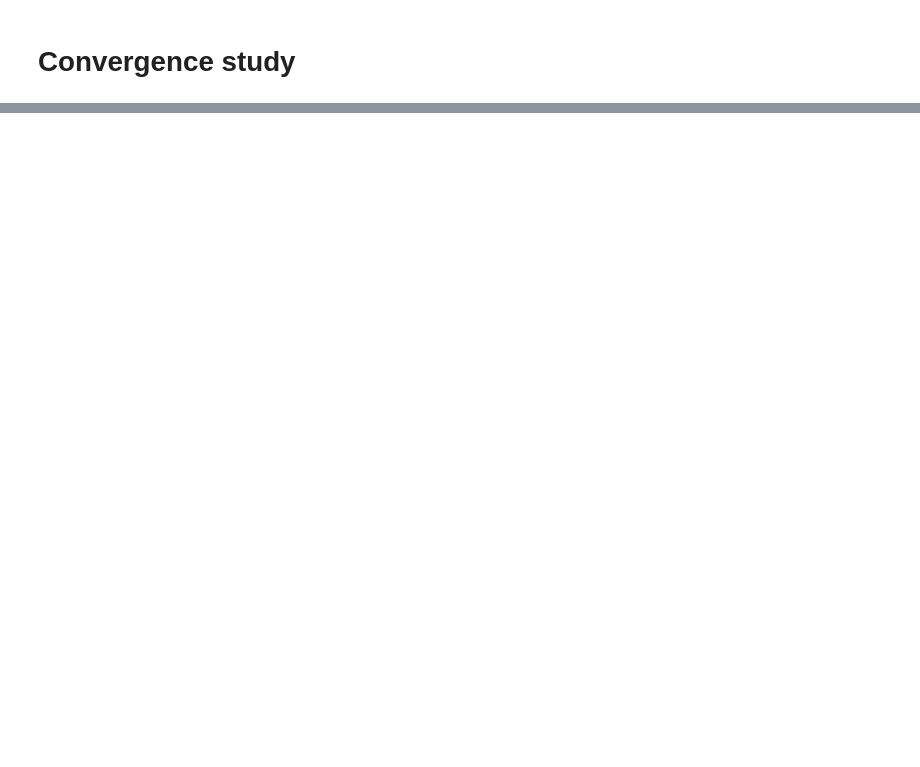
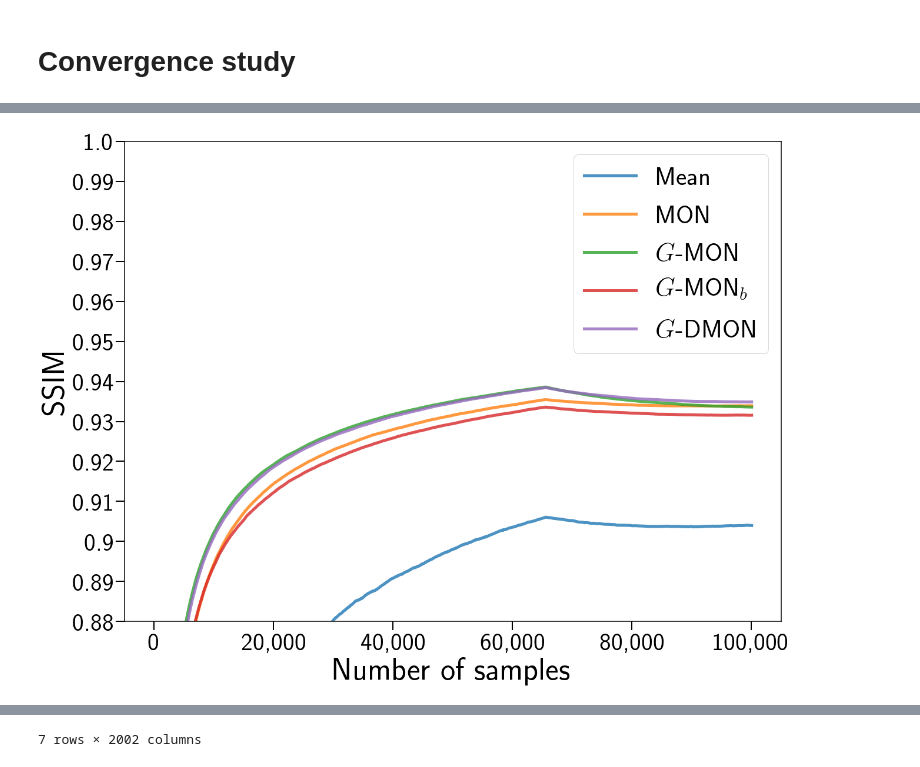
Before and after one commit to prise-3d/pbrt-v4, a Jupyter notebook: convergence_method_study.ipynb, the cells around one changed output, grey strips where cells are left out. Drawn from its saved outputs; the diff is of its cells as text; code cells hidden in the pictures; blank space fills up the shorter version.

```diff
--- a/convergence_method_study.ipynb
+++ b/convergence_method_study.ipynb
@@ -114,0 +117,40 @@ plt.savefig('images/gmon_p3d_crown.png', transparent=True, bbox_inches = 'tight'
+# %%
+scene_df = df[df.loc[:, 1] == 'p3d_villa-lights-on']
+
+params = {'backend': 'ps',
+          'axes.labelsize': 54,
+          'font.size': 40,
+          'legend.fontsize': 44,
+          'xtick.labelsize': 42,
+          'ytick.labelsize': 42,
+          'text.usetex': True,
+          'font.style': 'normal',
+          'font.weight': 'bold',
+          'axes.linewidth': 1.5,
+          'lines.linewidth': 4,
+          'figure.figsize': (20, 15)}
+
+plt.rcParams.update(params)
+
+
+plt.margins(tight=True)
+plt.tick_params(axis='both', width=2, length=15)
+
+for i in order:
+    row = scene_df.iloc[i]
+    plt.plot(row[2:2002], label=labels[i], lw=5, alpha=0.8)
+
+#plt.xticks(np.arange(0, 1200, step=200), display_high_number(np.arange(0, 60000, step=10000)))  # Set label locations.
+plt.xticks(np.arange(0, 2200, step=400), display_high_number(np.arange(0, 110000, step=20000)))  # Set label locations.
+plt.yticks(np.arange(0.85, 1.01, step=0.01), prepare_mode_data(np.arange(0.85, 1.01, step=0.01)))
+
+plt.xlabel('Number of samples')
+plt.ylabel('SSIM')
+
+plt.legend()
+plt.ylim((0.88, 1))
+plt.savefig('images/gmon_p3d_villa_100000.png', transparent=False, bbox_inches = 'tight', pad_inches = 0.1)
+plt.show()
+scene_df
+# %% [output]
+[figure, added]
@@ -114,0 +165 @@ plt.savefig('images/gmon_p3d_crown.png', transparent=True, bbox_inches = 'tight'
+7 rows × 2002 columns
```
Also changed, not shown: parts of 5 cells of this notebook.
